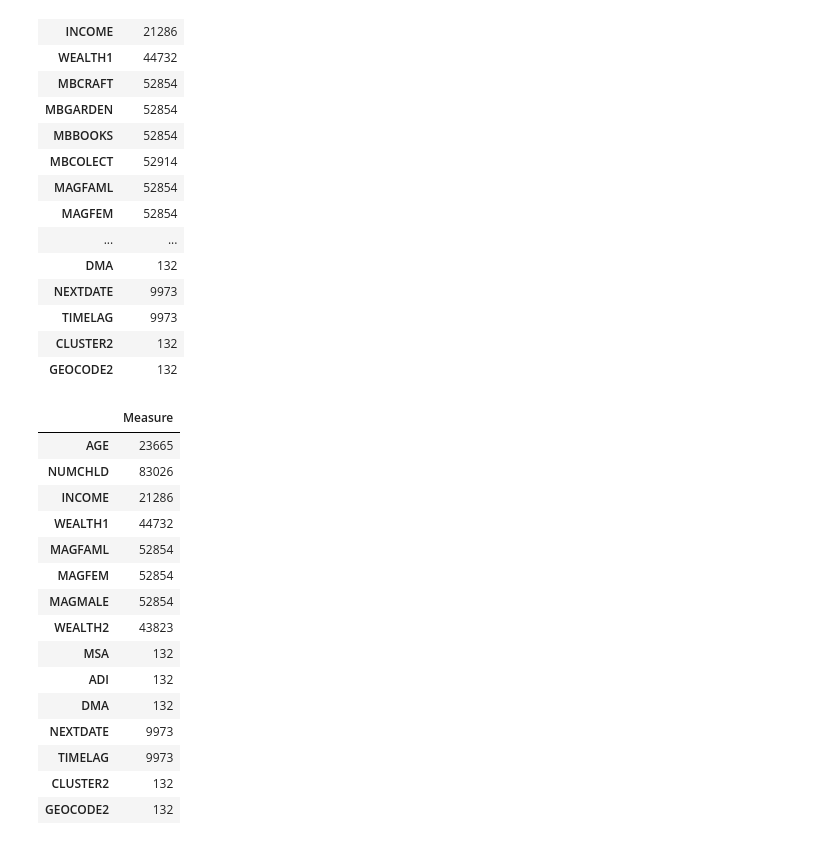
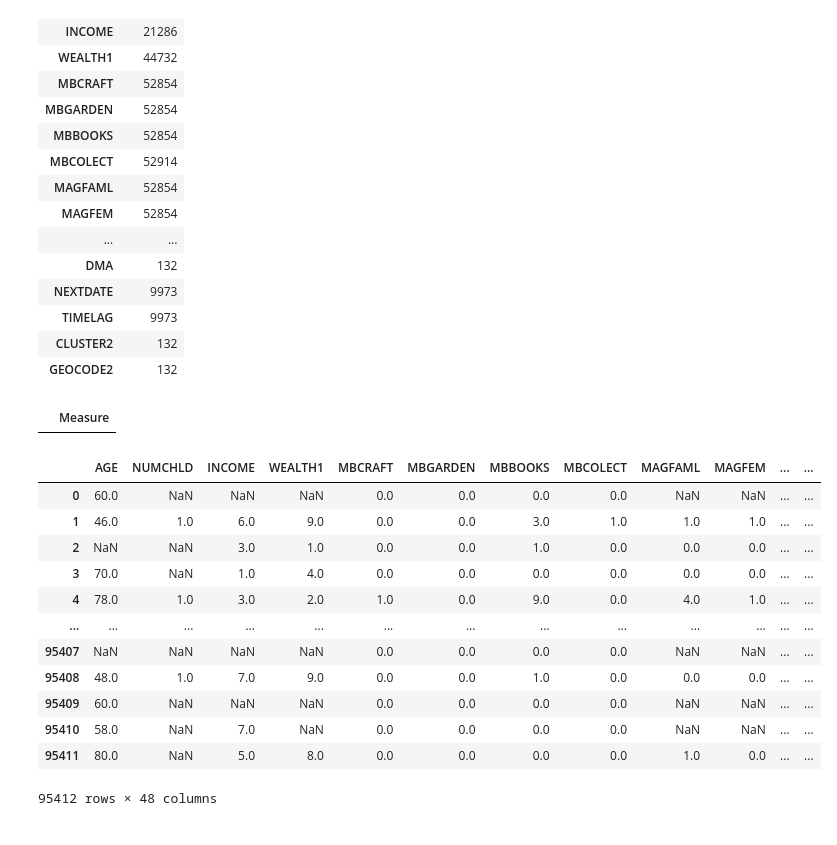
Before and after one commit to KHawk89/unit7_case_study, a Jupyter notebook: hfa_case_study_flo.ipynb, the cells around one changed output. Saved outputs shown, nothing was run; the diff lists cells and outputs as text; code cells hidden in the pictures.

Commit message:
dealing with nulls

```diff
--- a/hfa_case_study_flo.ipynb
+++ b/hfa_case_study_flo.ipynb
@@ -8,7 +8,7 @@ import seaborn as sns
 
 warnings.filterwarnings('ignore')
 # %%
-data = pd.read_csv('../Unit 7/7.01/learningSet.csv')
+data = pd.read_csv('../7_unit/7.01/learningSet.csv')
 data
 # %% [output]
 |  | ODATEDW | OSOURCE | TCODE | STATE | ZIP | MAILCODE | PVASTATE | DOB | NOEXCH | RECINHSE | ... | ... |
@@ -131,9 +116,11 @@ null
 # %%
+col_td = []
 for col in null.columns:
     if 'RAMNT' in col:
         null[col] = null[col].fillna(0)
     elif 'ADATE_' in col:
+        col_td.append(col)
         null = null.drop(col, 1)
     elif 'RDATE_' in col:
+        col_td.append(col)
         null = null.drop(col, 1)
-null
@@ -182,21 +155,4 @@ for col in null.columns:
 # %%
 nulls = pd.DataFrame(null.isna().sum(),columns=['Measure'])
 nulls = nulls[nulls['Measure']>0]
-nulls
+null_tk = null.copy()
-# %% [output]
-|  | Measure |
-| AGE | 23665 |
-| NUMCHLD | 83026 |
-| INCOME | 21286 |
-| WEALTH1 | 44732 |
-| MAGFAML | 52854 |
-| MAGFEM | 52854 |
-| MAGMALE | 52854 |
-| WEALTH2 | 43823 |
-| MSA | 132 |
-| ADI | 132 |
-| DMA | 132 |
-| NEXTDATE | 9973 |
-| TIMELAG | 9973 |
-| CLUSTER2 | 132 |
-| GEOCODE2 | 132 |
@@ -202,0 +167,22 @@ nulls
+# %%
+nulls = pd.DataFrame(data.isna().sum(),columns=['Measure'])
+nulls = nulls[nulls['Measure']>0]
+nulls
+# %% [output]
+|  | Measure |
+# %%
+null_tk
+# %% [output]
+|  | AGE | NUMCHLD | INCOME | WEALTH1 | MBCRAFT | MBGARDEN | MBBOOKS | MBCOLECT | MAGFAML | MAGFEM | ... | ... |
+| 0 | 60.0 | NaN | NaN | NaN | 0.0 | 0.0 | 0.0 | 0.0 | NaN | NaN | ... | ... |
+| 1 | 46.0 | 1.0 | 6.0 | 9.0 | 0.0 | 0.0 | 3.0 | 1.0 | 1.0 | 1.0 | ... | ... |
+| 2 | NaN | NaN | 3.0 | 1.0 | 0.0 | 0.0 | 1.0 | 0.0 | 0.0 | 0.0 | ... | ... |
+| 3 | 70.0 | NaN | 1.0 | 4.0 | 0.0 | 0.0 | 0.0 | 0.0 | 0.0 | 0.0 | ... | ... |
+| 4 | 78.0 | 1.0 | 3.0 | 2.0 | 1.0 | 0.0 | 9.0 | 0.0 | 4.0 | 1.0 | ... | ... |
+| ... | ... | ... | ... | ... | ... | ... | ... | ... | ... | ... | ... | ... |
+| 95407 | NaN | NaN | NaN | NaN | 0.0 | 0.0 | 0.0 | 0.0 | NaN | NaN | ... | ... |
+| 95408 | 48.0 | 1.0 | 7.0 | 9.0 | 0.0 | 0.0 | 1.0 | 0.0 | 0.0 | 0.0 | ... | ... |
+| 95409 | 60.0 | NaN | NaN | NaN | 0.0 | 0.0 | 0.0 | 0.0 | NaN | NaN | ... | ... |
+| 95410 | 58.0 | NaN | 7.0 | NaN | 0.0 | 0.0 | 0.0 | 0.0 | NaN | NaN | ... | ... |
+| 95411 | 80.0 | NaN | 5.0 | 8.0 | 0.0 | 0.0 | 0.0 | 0.0 | 1.0 | 0.0 | ... | ... |
+95412 rows × 48 columns
```
Also changed, not shown: parts of 6 cells of this notebook.
